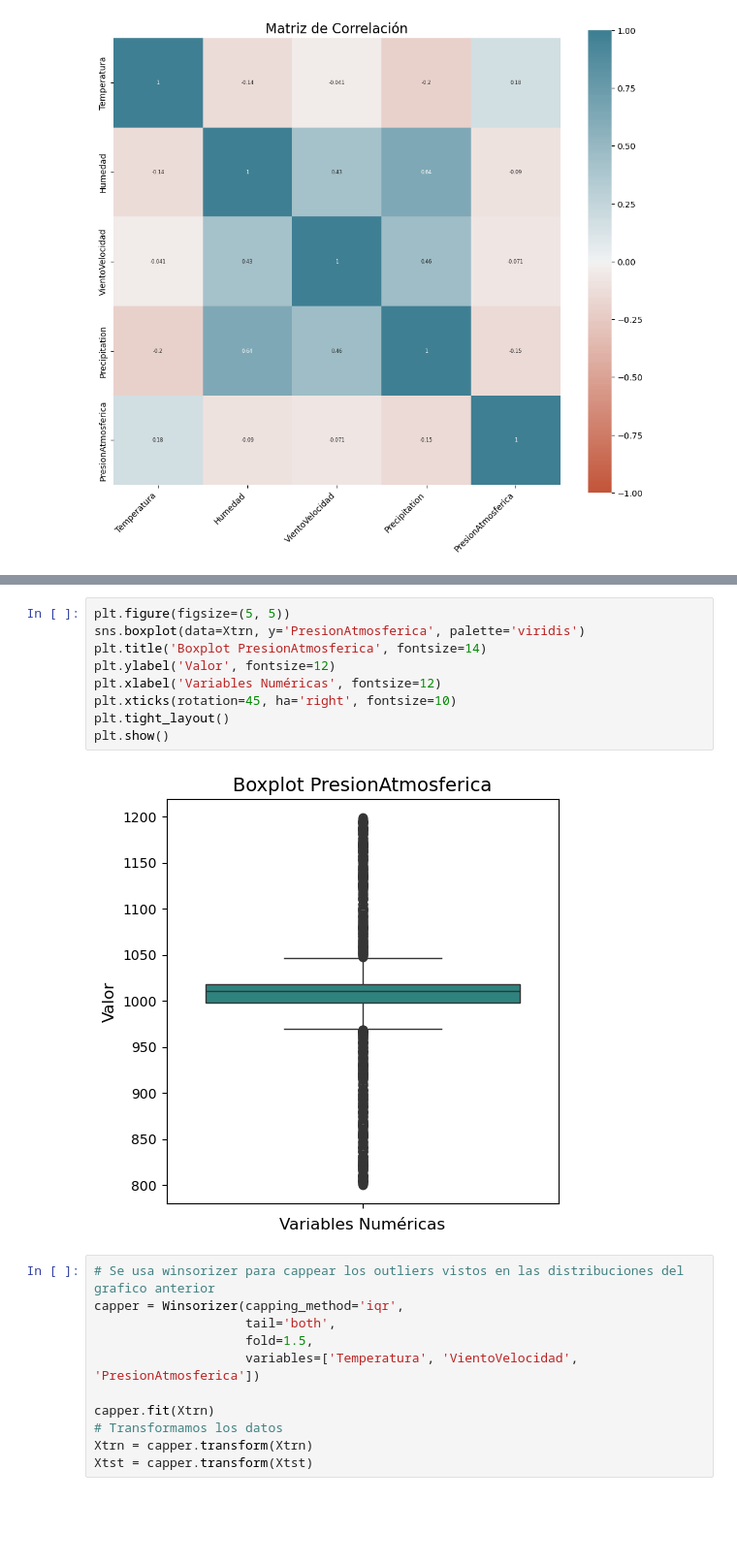
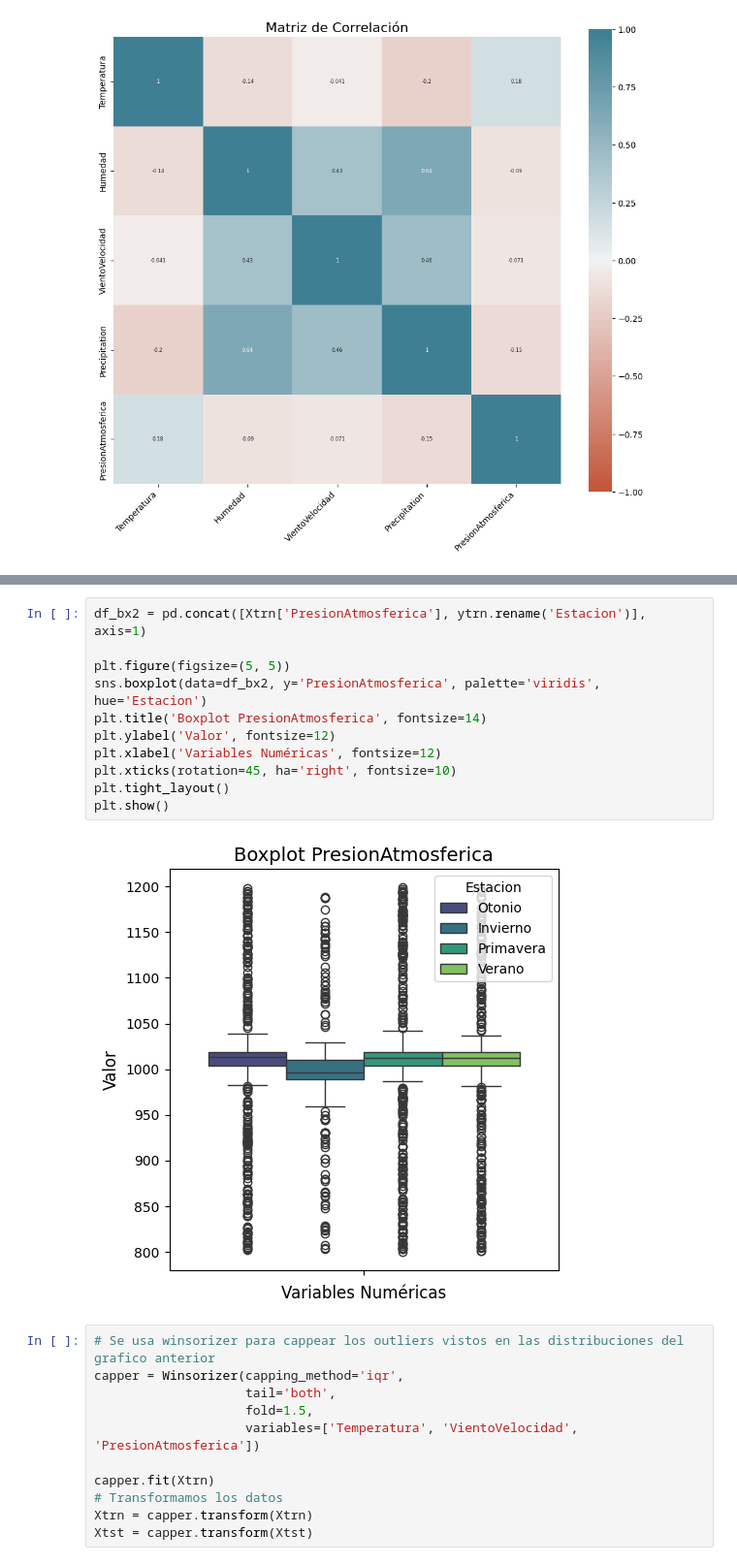
Before and after one commit to Juanmora29/TP3-Mineria, a Jupyter notebook: TP3.ipynb, the cells around one changed output, grey strips where cells are left out. Shown at 97% size. Saved outputs shown, nothing was run; the diff lists cells and outputs as text; blank space fills up the shorter version.

```diff
--- a/TP3.ipynb
+++ b/TP3.ipynb
@@ -150,14 +155,16 @@ plt.show()
 # %%
+df_bx2 = pd.concat([Xtrn['PresionAtmosferica'], ytrn.rename('Estacion')], axis=1)
+
 plt.figure(figsize=(5, 5))
-sns.boxplot(data=Xtrn, y='PresionAtmosferica', palette='viridis')
+sns.boxplot(data=df_bx2, y='PresionAtmosferica', palette='viridis', hue='Estacion')
 plt.title('Boxplot PresionAtmosferica', fontsize=14)
 plt.ylabel('Valor', fontsize=12)
 plt.xlabel('Variables Numéricas', fontsize=12)
 plt.xticks(rotation=45, ha='right', fontsize=10)
 plt.tight_layout()
 plt.show()
 # %% [output]
-[figure, old version]
+[figure, new version]
 # %%
 # Se usa winsorizer para cappear los outliers vistos en las distribuciones del grafico anterior
 capper = Winsorizer(capping_method='iqr',
```
Also changed, not shown: parts of 7 cells of this notebook.
